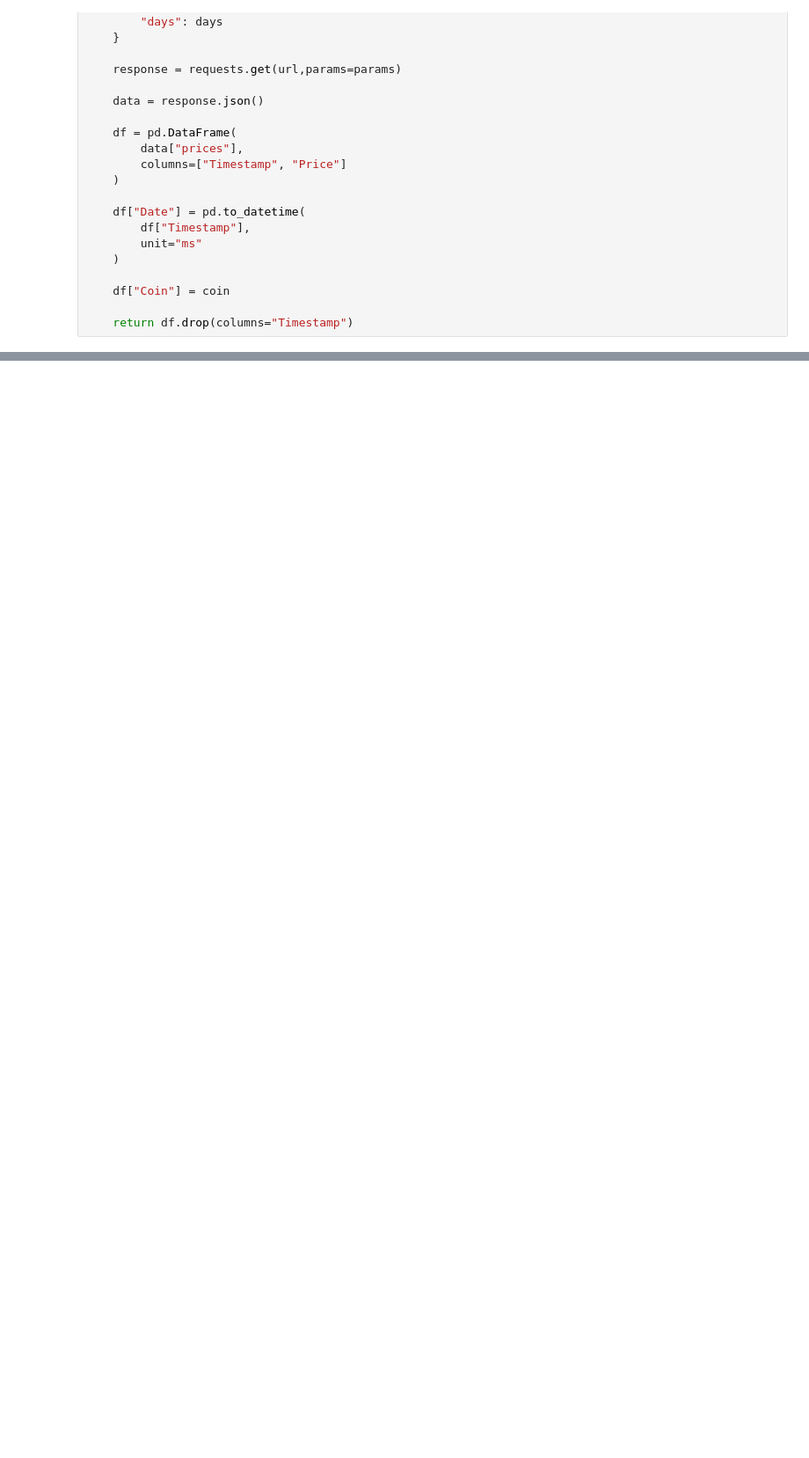
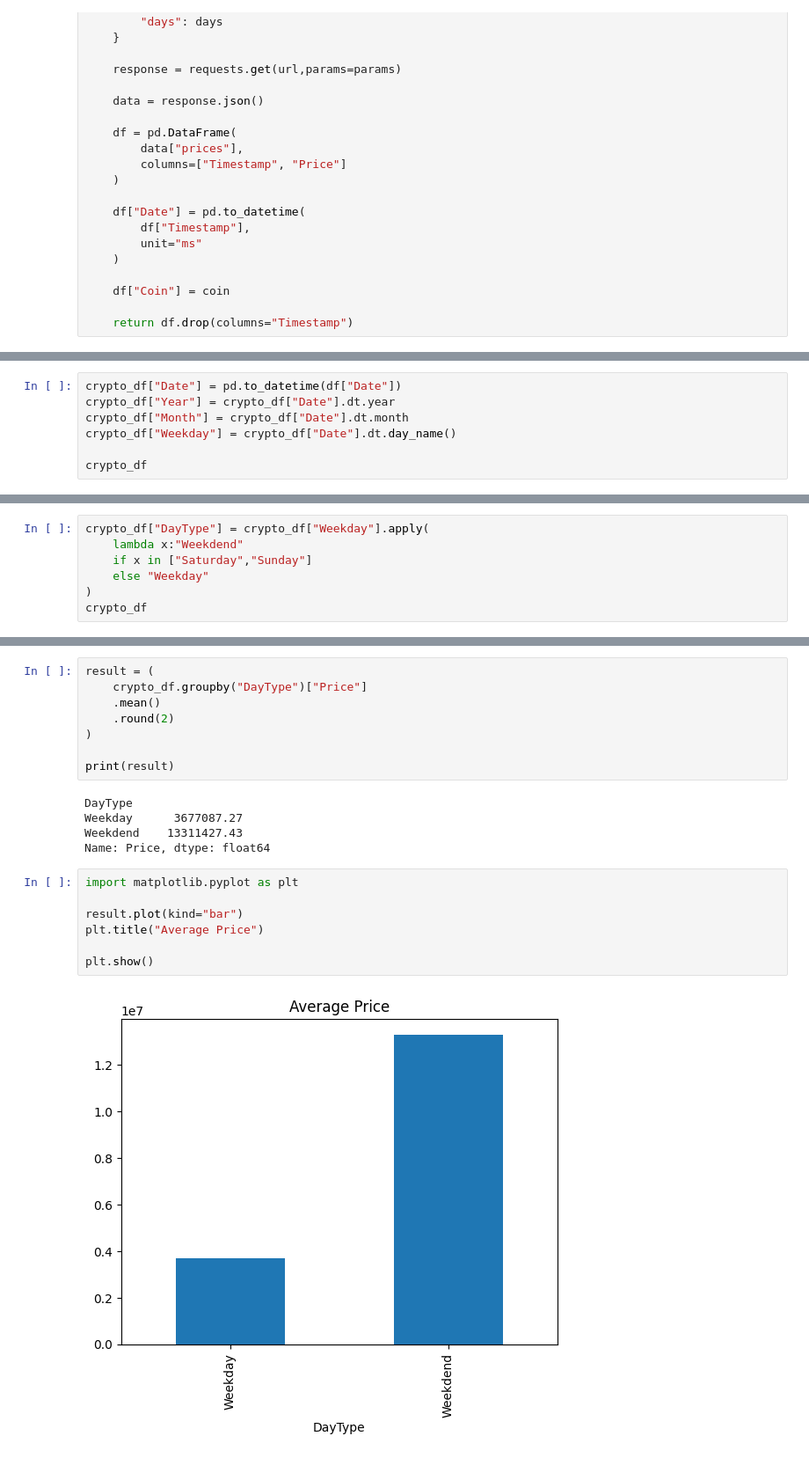
Before and after one commit to shota98501/workspace, a Jupyter notebook: Project/crypto_project/crypto_project(years).ipynb, the cells around one changed output, grey strips where cells are left out. Shown at 88% size. Saved outputs shown, nothing was run; the diff lists cells and outputs as text; blank space fills up the shorter version.

```diff
--- a/Project/crypto_project/crypto_project(years).ipynb
+++ b/Project/crypto_project/crypto_project(years).ipynb
@@ -47,0 +102,7 @@ btc
+# %%
+crypto_df["Date"] = pd.to_datetime(df["Date"])
+crypto_df["Year"] = crypto_df["Date"].dt.year
+crypto_df["Month"] = crypto_df["Date"].dt.month
+crypto_df["Weekday"] = crypto_df["Date"].dt.day_name()
+
+crypto_df
@@ -47,0 +125,7 @@ btc
+# %%
+crypto_df["DayType"] = crypto_df["Weekday"].apply(
+    lambda x:"Weekdend"
+    if x in ["Saturday","Sunday"]
+    else "Weekday"
+)
+crypto_df
@@ -47,0 +146,22 @@ btc
+# %%
+result = (
+    crypto_df.groupby("DayType")["Price"]
+    .mean()
+    .round(2)
+)
+
+print(result)
+# %% [output]
+DayType
+Weekday      3677087.27
+Weekdend    13311427.43
+Name: Price, dtype: float64
+# %%
+import matplotlib.pyplot as plt
+
+result.plot(kind="bar")
+plt.title("Average Price")
+
+plt.show()
+# %% [output]
+[figure, added]
```
Also changed, not shown: parts of 10 cells of this notebook.
